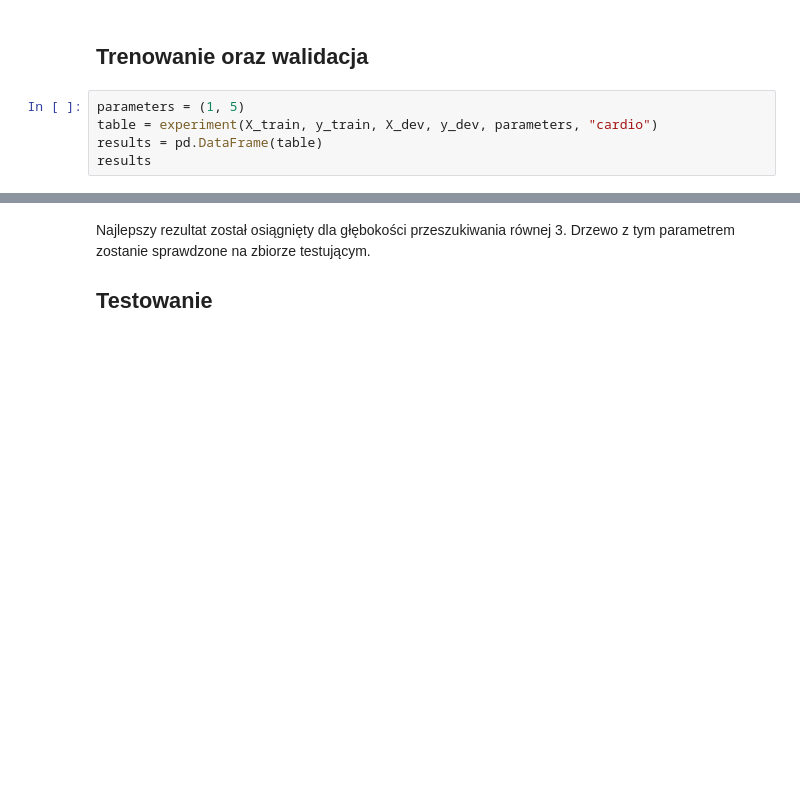
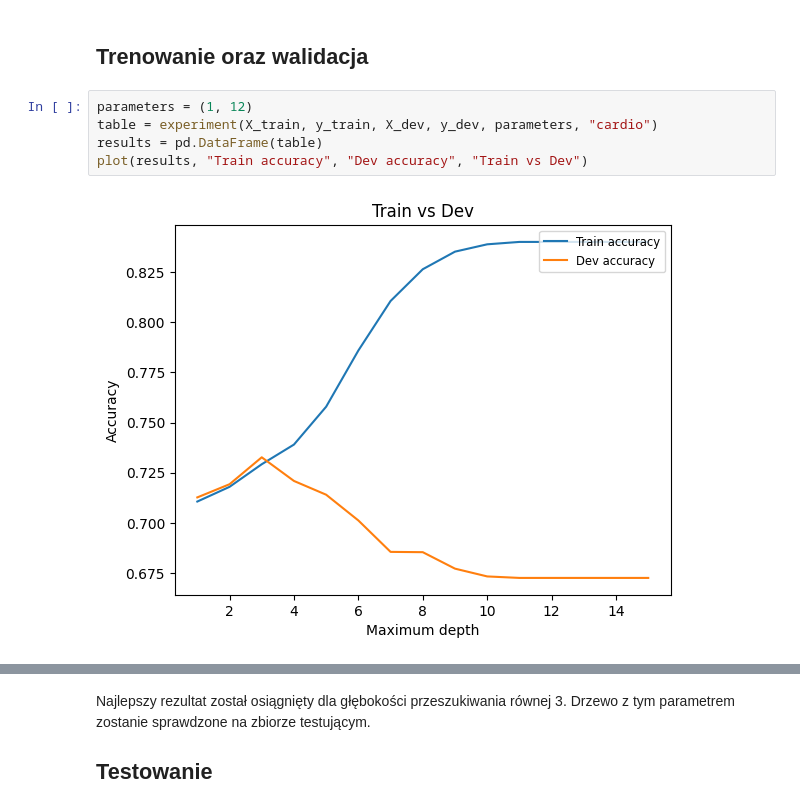
Before and after one commit to AtarSander/artificial-intelligence-from-scratch, a Jupyter notebook: Zad4/raport.ipynb, the cells around one changed output, grey strips where cells are left out. Saved outputs shown, nothing was run; the diff lists cells and outputs as text; blank space fills up the shorter version.

```diff
--- a/Zad4/raport.ipynb
+++ b/Zad4/raport.ipynb
@@ -51,7 +50,9 @@ X_train, y_train, X_dev, y_dev, X_test, y_test = split_dataset(df, "cardio")
 # %% [markdown]
 ## Trenowanie oraz walidacja
 # %%
-parameters = (1, 5)
+parameters = (1, 12)
 table = experiment(X_train, y_train, X_dev, y_dev, parameters, "cardio")
 results = pd.DataFrame(table)
-results
+plot(results, "Train accuracy", "Dev accuracy", "Train vs Dev")
+# %% [output]
+[figure, added]
```
Also changed, not shown: parts of 3 cells of this notebook.
